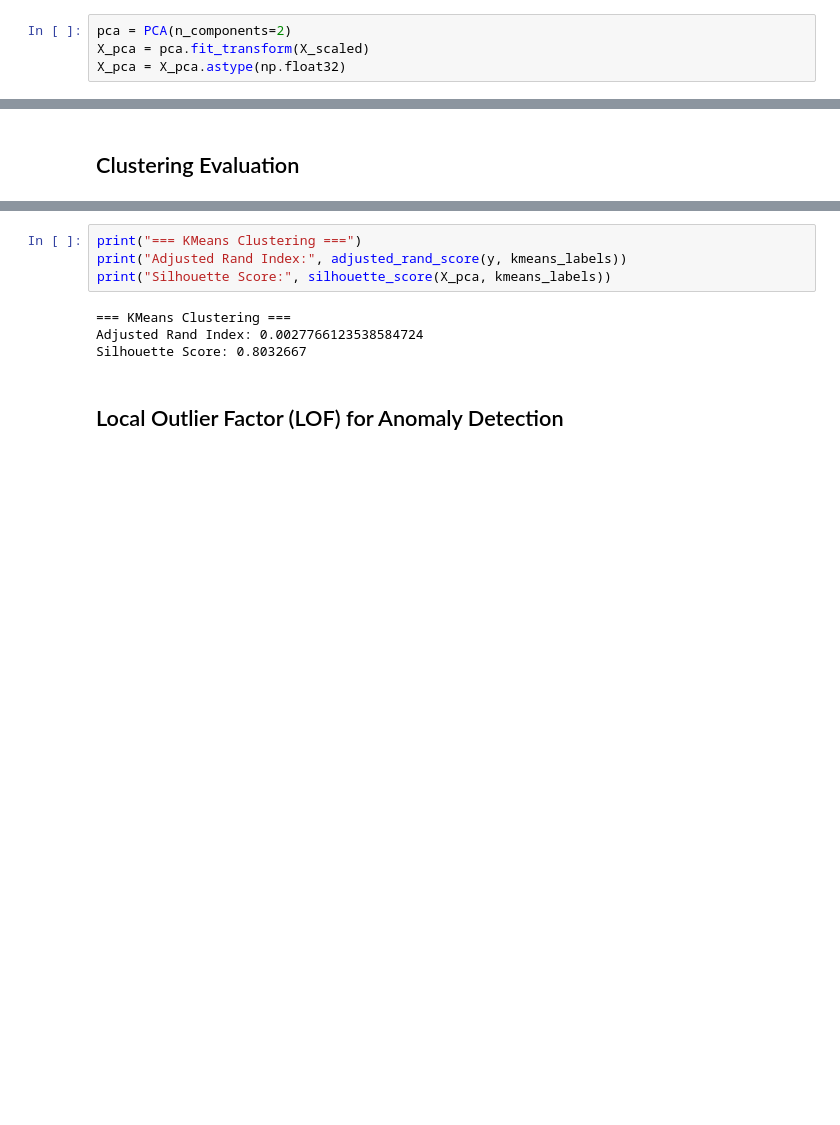
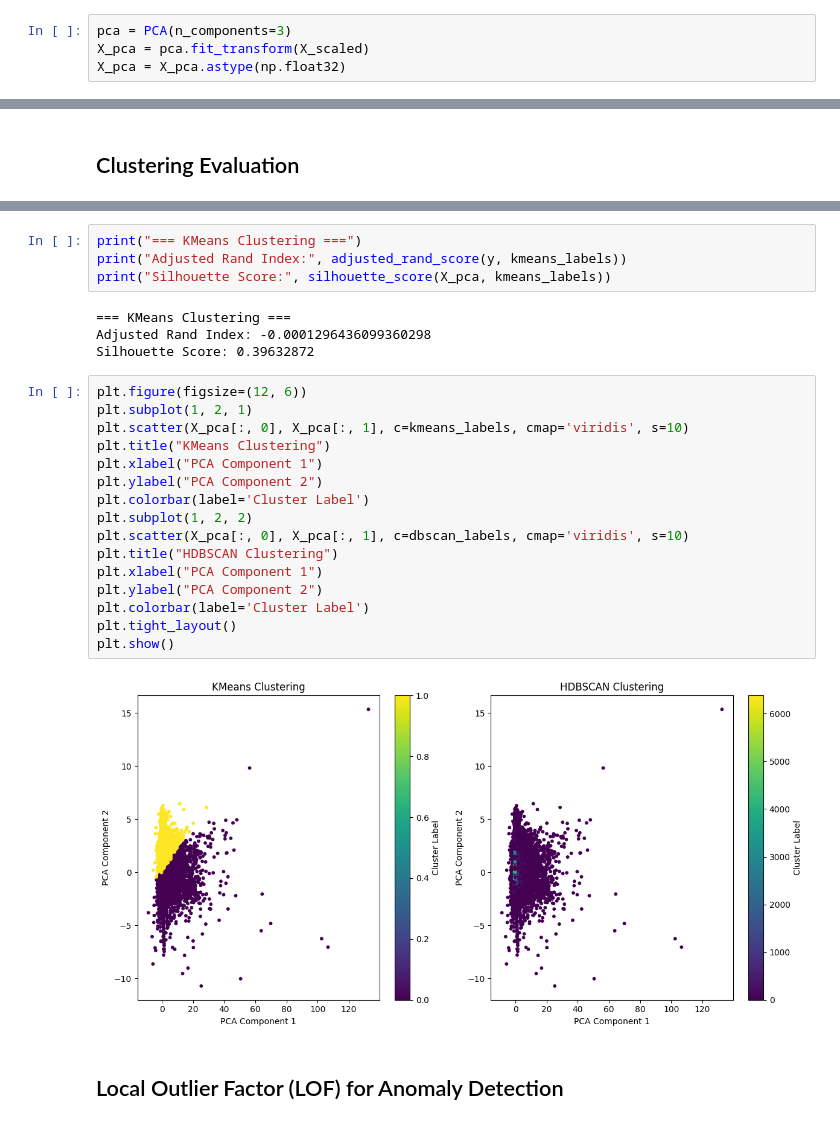
Before and after one commit to LucasChaney/CMPSCI4342, a Jupyter notebook: Activities/Activity_14.ipynb, the cells around one changed output, grey strips where cells are left out. Cells and saved outputs as stored; diff of their text form; blank space fills up the shorter version.

```diff
--- a/Activities/Activity_14.ipynb
+++ b/Activities/Activity_14.ipynb
@@ -181,7 +179,7 @@ pca = PCA(n_components=2, whiten=False, svd_solver='auto', random_state=42)
 * When model interpretability is critical (PCs are linear combinations, not original features)
 * When the data is not linear — use **t-SNE** or **UMAP** for nonlinear manifolds
 # %%
-pca = PCA(n_components=2)
+pca = PCA(n_components=3)
 X_pca = pca.fit_transform(X_scaled)
 X_pca = X_pca.astype(np.float32)
 # %% [markdown]
@@ -283,8 +281,26 @@ print("Adjusted Rand Index:", adjusted_rand_score(y, kmeans_labels))
 print("Silhouette Score:", silhouette_score(X_pca, kmeans_labels))
 # %% [output]
 === KMeans Clustering ===
-Adjusted Rand Index: 0.0027766123538584724
-Silhouette Score: 0.8032667
+Adjusted Rand Index: -0.0001296436099360298
+Silhouette Score: 0.39632872
+# %%
+plt.figure(figsize=(12, 6))
+plt.subplot(1, 2, 1)
+plt.scatter(X_pca[:, 0], X_pca[:, 1], c=kmeans_labels, cmap='viridis', s=10)
+plt.title("KMeans Clustering")
+plt.xlabel("PCA Component 1")
+plt.ylabel("PCA Component 2")
+plt.colorbar(label='Cluster Label')
+plt.subplot(1, 2, 2)
+plt.scatter(X_pca[:, 0], X_pca[:, 1], c=dbscan_labels, cmap='viridis', s=10)
+plt.title("HDBSCAN Clustering")
+plt.xlabel("PCA Component 1")
+plt.ylabel("PCA Component 2")
+plt.colorbar(label='Cluster Label')
+plt.tight_layout()
+plt.show()
+# %% [output]
+[figure, added]
 # %% [markdown]
 ## Local Outlier Factor (LOF) for Anomaly Detection
 # %%
```
Also changed, not shown: parts of 3 cells of this notebook.
